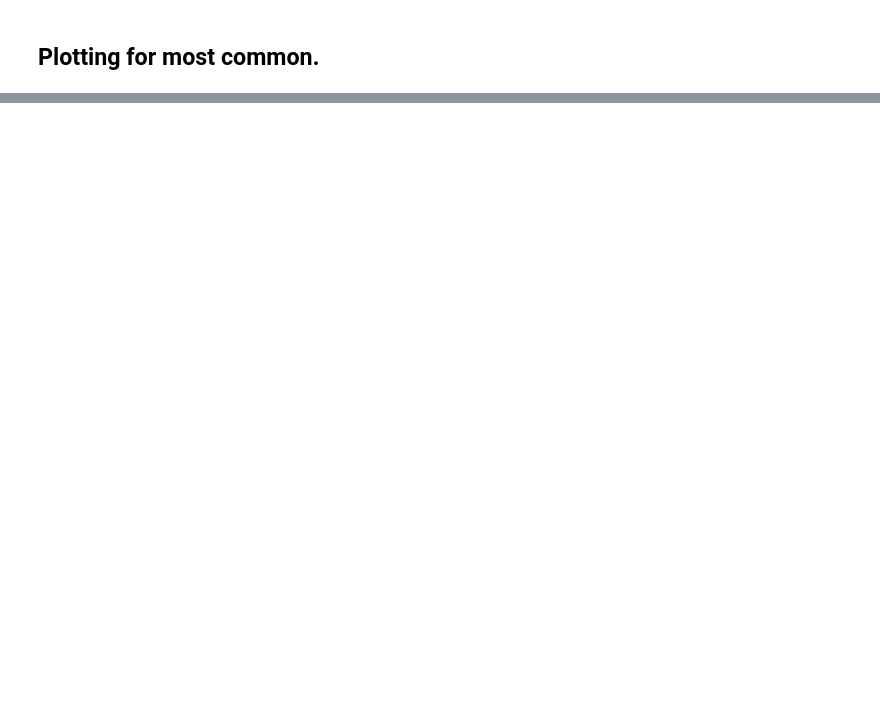
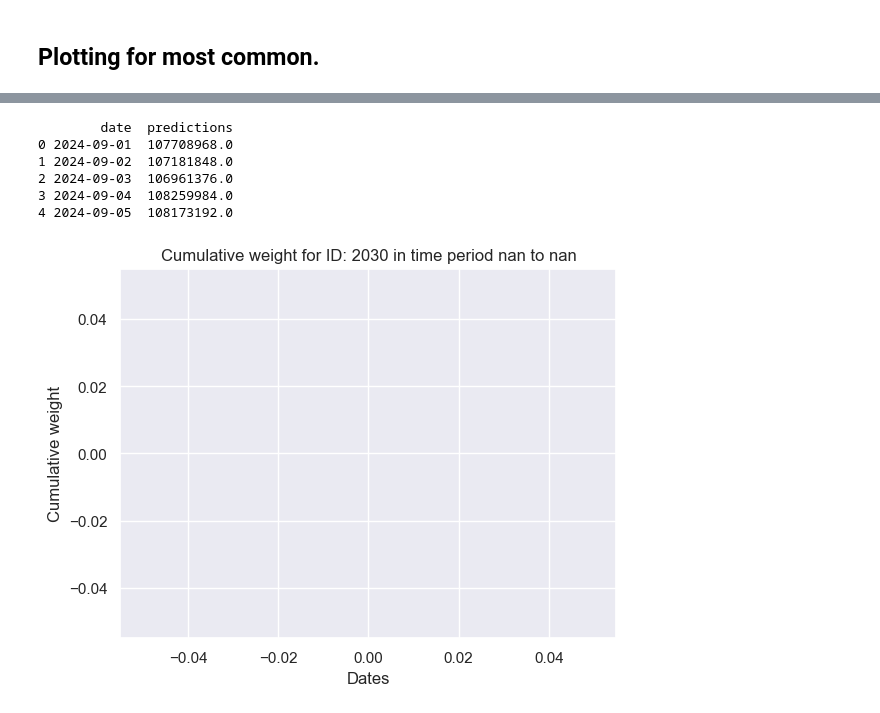
Before and after one commit to akselgs/Modern_ML_85, a Jupyter notebook: A_EDA_data_exploration.ipynb, the cells around one changed output, grey strips where cells are left out. Drawn from its saved outputs; the diff is of its cells as text; code cells hidden in the pictures; blank space fills up the shorter version.

```diff
--- a/A_EDA_data_exploration.ipynb
+++ b/A_EDA_data_exploration.ipynb
@@ -94,0 +225,18 @@ plot_id_3years(3865)
+# %%
+predictions = xgb_model.predict(test_map[feature_columns])
+
+prediction_map = pd.DataFrame({"date" : test_map["date"]})
+prediction_map["predictions"] = predictions
+
+print(prediction_map.head())
+# %% [output]
+        date  predictions
+0 2024-09-01  107708968.0
+1 2024-09-02  107181848.0
+2 2024-09-03  106961376.0
+3 2024-09-04  108259984.0
+4 2024-09-05  108173192.0
+# %%
+plot_id_simple(2030, final_df)
+# %% [output]
+[figure, added]
```
Also changed, not shown: parts of 18 cells of this notebook, 1 other file.
